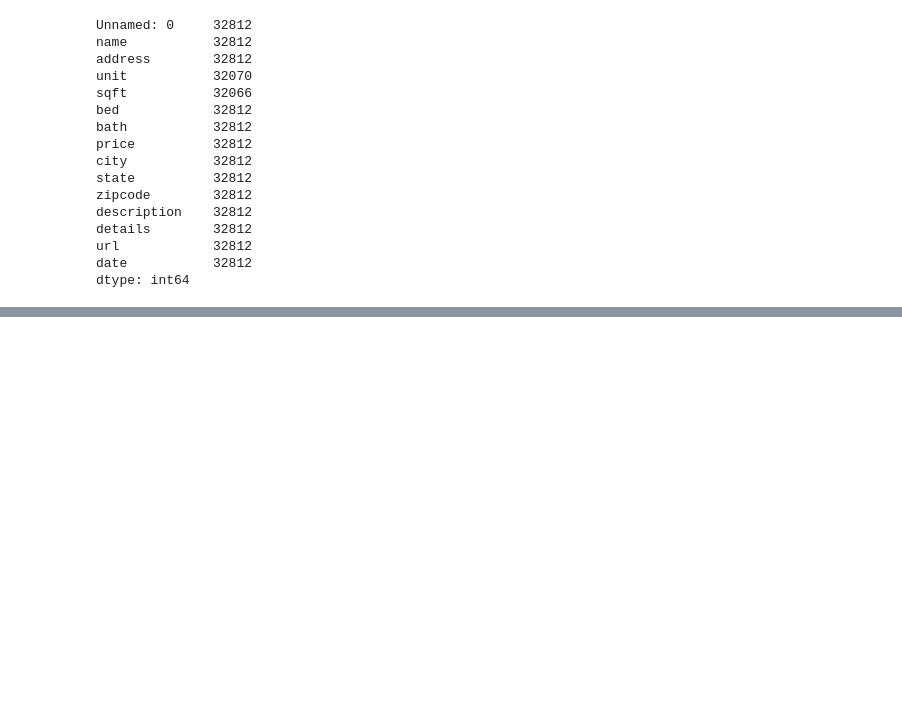
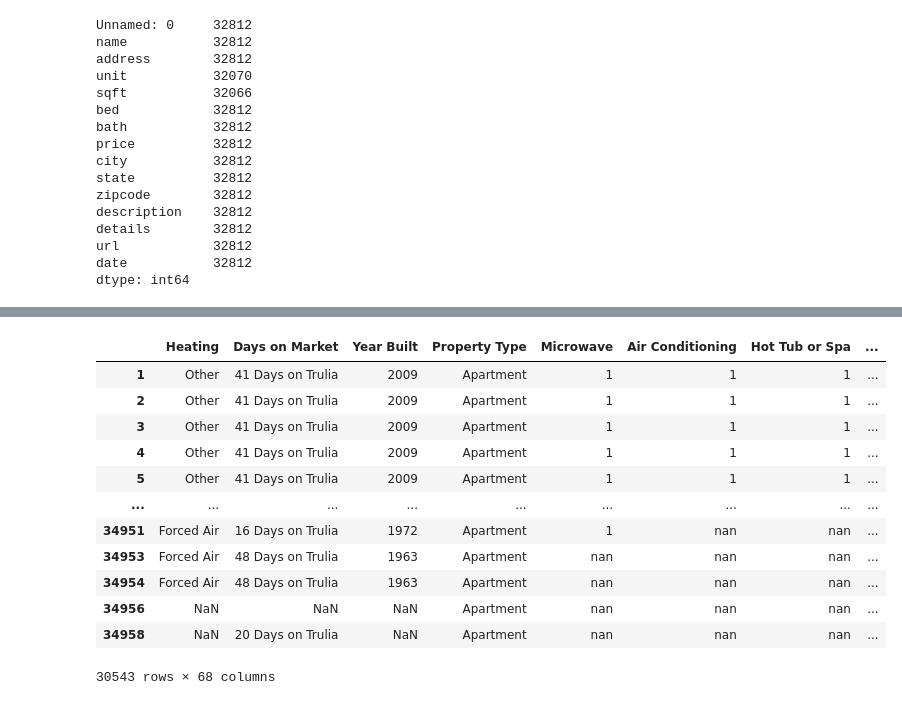
Before and after one commit to Justinandjohnson/Rental_Pricing, a Jupyter notebook: model_BnT.ipynb, the cells around one changed output, grey strips where cells are left out. Drawn from its saved outputs; the diff is of its cells as text; code cells hidden in the pictures; blank space fills up the shorter version.

```diff
--- a/model_BnT.ipynb
+++ b/model_BnT.ipynb
@@ -161,3 +161,6 @@ uf_data.head()
 | 3 | 3 | Avanti Apartments | 10697 W Centennial Pkwy | 1078 | 849 | 1 | 1 | 1335 | Las Vegas | NV | 89166 | ... |
 | 4 | 4 | Avanti Apartments | 10697 W Centennial Pkwy | 1092 | 820 | 1 | 1 | 1347 | Las Vegas | NV | 89166 | ... |
 | 5 | 5 | Avanti Apartments | 10697 W Centennial Pkwy | 3030 | 801 | 1 | 1 | 1123 | Las Vegas | NV | 89166 | ... |
+# %%
+deets = uf_data.details
+deets.head()
@@ -163,0 +214,4 @@ uf_data.head()
+# %%
+final = pd.DataFrame(deets.T.to_dict())
+final = final.T
+final.head()
@@ -163,0 +226,20 @@ uf_data.head()
+# %%
+final.replace("True", value=int(1), inplace=True)
+final.replace("None", value=int(0), inplace=True)
+final.replace("NaN", value=int(0), inplace=True)
+final.replace("nan", value=int(0), inplace=True)
+final
+# %% [output]
+|  | Heating | Days on Market | Year Built | Property Type | Microwave | Air Conditioning | Hot Tub or Spa | ... |
+| 1 | Other | 41 Days on Trulia | 2009 | Apartment | 1 | 1 | 1 | ... |
+| 2 | Other | 41 Days on Trulia | 2009 | Apartment | 1 | 1 | 1 | ... |
+| 3 | Other | 41 Days on Trulia | 2009 | Apartment | 1 | 1 | 1 | ... |
+| 4 | Other | 41 Days on Trulia | 2009 | Apartment | 1 | 1 | 1 | ... |
+| 5 | Other | 41 Days on Trulia | 2009 | Apartment | 1 | 1 | 1 | ... |
+| ... | ... | ... | ... | ... | ... | ... | ... | ... |
+| 34951 | Forced Air | 16 Days on Trulia | 1972 | Apartment | 1 | nan | nan | ... |
+| 34953 | Forced Air | 48 Days on Trulia | 1963 | Apartment | nan | nan | nan | ... |
+| 34954 | Forced Air | 48 Days on Trulia | 1963 | Apartment | nan | nan | nan | ... |
+| 34956 | NaN | NaN | NaN | Apartment | nan | nan | nan | ... |
+| 34958 | NaN | 20 Days on Trulia | NaN | Apartment | nan | nan | nan | ... |
+30543 rows × 68 columns
```
Also changed, not shown: parts of 6 cells of this notebook, 1 other file.
